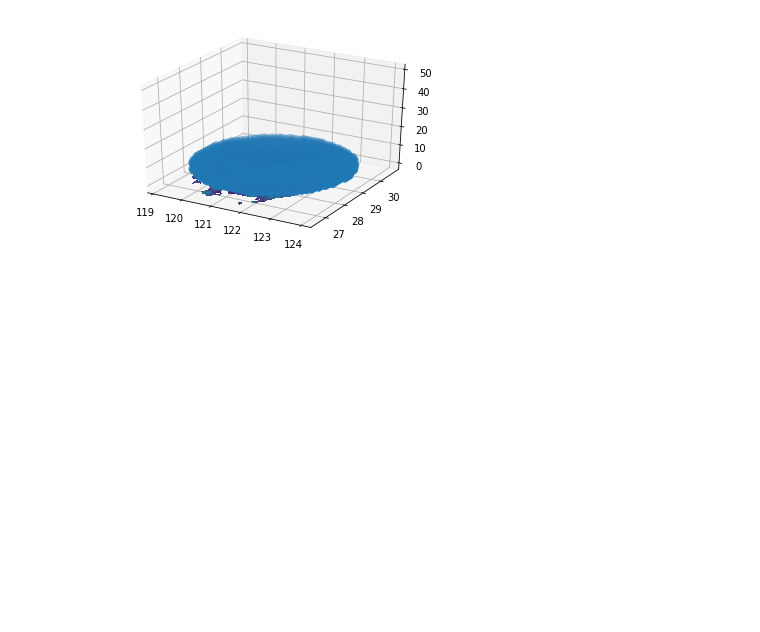
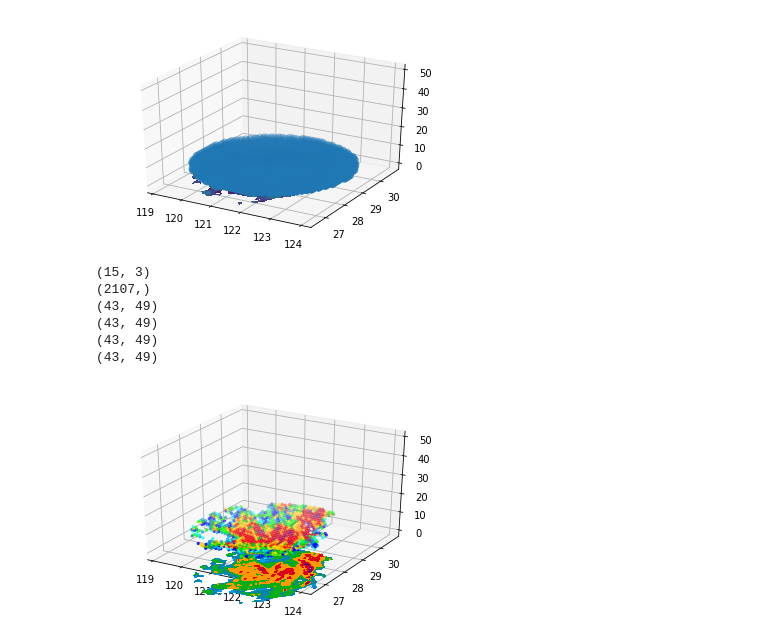
Before and after one commit to liyuan3970/study_demo, a Jupyter notebook: met_plot/rader/pup/test_demo.ipynb, the cells around one changed output. Saved outputs shown, nothing was run; the diff lists cells and outputs as text; code cells hidden in the pictures; blank space fills up the shorter version.

Commit message:
plot

```diff
--- a/met_plot/rader/pup/test_demo.ipynb
+++ b/met_plot/rader/pup/test_demo.ipynb
@@ -525,3 +525,81 @@ ax.contourf(lon,lat,data,zdir='z',offset=-2)
 plt.show()
 # %% [output]
 [figure]
+# %%
+import cinrad
+%matplotlib inline
+import numpy as np
+import matplotlib.pyplot as plt
+import matplotlib
+from matplotlib import cm, colors
+# ncl调色板的配置
+fid = open('radar.rgb')
+data=fid.readlines()
+n=len(data);
+#print(n)
+rgb=np.zeros((n,3))
+for i in np.arange(n):
+    #print(data[0].split(' '))
+    rgb[i][0]=float(data[i].split(' ')[0])
+    rgb[i][1]=data[i].split(' ')[1]
+    rgb[i][2]=data[i].split(' ')[2]
+print((rgb.shape))
+#print(rgb[253])
+cmaps= colors.ListedColormap(rgb)
+
+
+
+#matplotlib.use('TkAgg')
+f = cinrad.io.CinradReader('Z_RADR_I_Z9576_20190810000600_O_DOR_SA_CAP.bin.bz2')
+tilt_number = 0
+data_radius = 230
+data_dtype = 'REF' # stands for reflectivity
+ra = f.get_data(tilt_number, data_radius, data_dtype)
+
+v = []
+v.append(ra)
+gmap =cinrad.easycalc.GridMapper(v)
+grid = gmap(0.1)
+lon = grid.lon
+lat = grid.lat
+data = grid.data
+
+h = []
+height = ra.height
+rb = ra
+rb.data = height
+h.append(rb)
+gcma = cinrad.easycalc.GridMapper(h)
+gcmd = gcma(0.1)
+lon2 = gcmd.lon
+lat2 = gcmd.lat
+hig = gcmd.data
+from mpl_toolkits.mplot3d import Axes3D
+fig = plt.figure()
+# 创建3d图形的两种方式
+# ax = Axes3D(fig)
+ax = fig.add_subplot(111, projection='3d')
+color_map =data.reshape(43*49)
+print(color_map.shape)
+ax.scatter(lon2, lat2,hig,c=color_map,cmap=cmaps, s=5)
+
+#ax.plot_surface(lon2, lat2,hig, c=color_map,rstride=1, cstride=1, cmap=cmaps)
+print(lon2.shape)
+print(lat2.shape)
+print(hig.shape)
+print(data.shape)
+# ax.scatter(lon2, lat2,hig,cmap='jet', s=40,
+#              label='Points')
+# ax.contourf(lon,lat,data,zdir='z',offset=-2)
+ax.contourf(lon,lat,data,cmap=cmaps,zdir='z',offset=-20)
+
+
+plt.show()
+# %% [output]
+(15, 3)
+(2107,)
+(43, 49)
+(43, 49)
+(43, 49)
+(43, 49)
+[figure, added]
```
Also changed, not shown: parts of 1 cell of this notebook, 3 other files.
